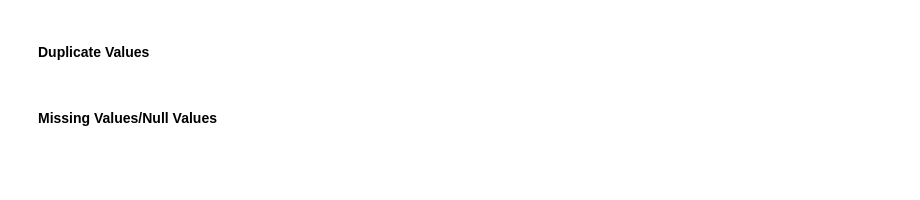
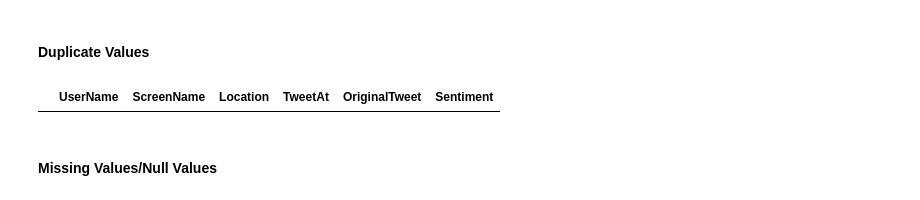
Before and after one commit to kuldeep-sngh/Covid-19-Tweet-Sentiment-Analysis, a Jupyter notebook: Covid_19_Tweet_Sentiment_Analysis.ipynb, the cells around one changed output. Cells and saved outputs as stored; diff of their text form; code cells hidden in the pictures; blank space fills up the shorter version.

```diff
--- a/Covid_19_Tweet_Sentiment_Analysis.ipynb
+++ b/Covid_19_Tweet_Sentiment_Analysis.ipynb
@@ -106,6 +144,9 @@ M - Multivariate Analysis
 #### Duplicate Values
 # %%
 # Dataset Duplicate Value Count
+df[df.duplicated()]
+# %% [output]
+|  | UserName | ScreenName | Location | TweetAt | OriginalTweet | Sentiment |
 # %% [markdown]
 #### Missing Values/Null Values
 # %%
```
Also changed, not shown: parts of 20 cells of this notebook.
